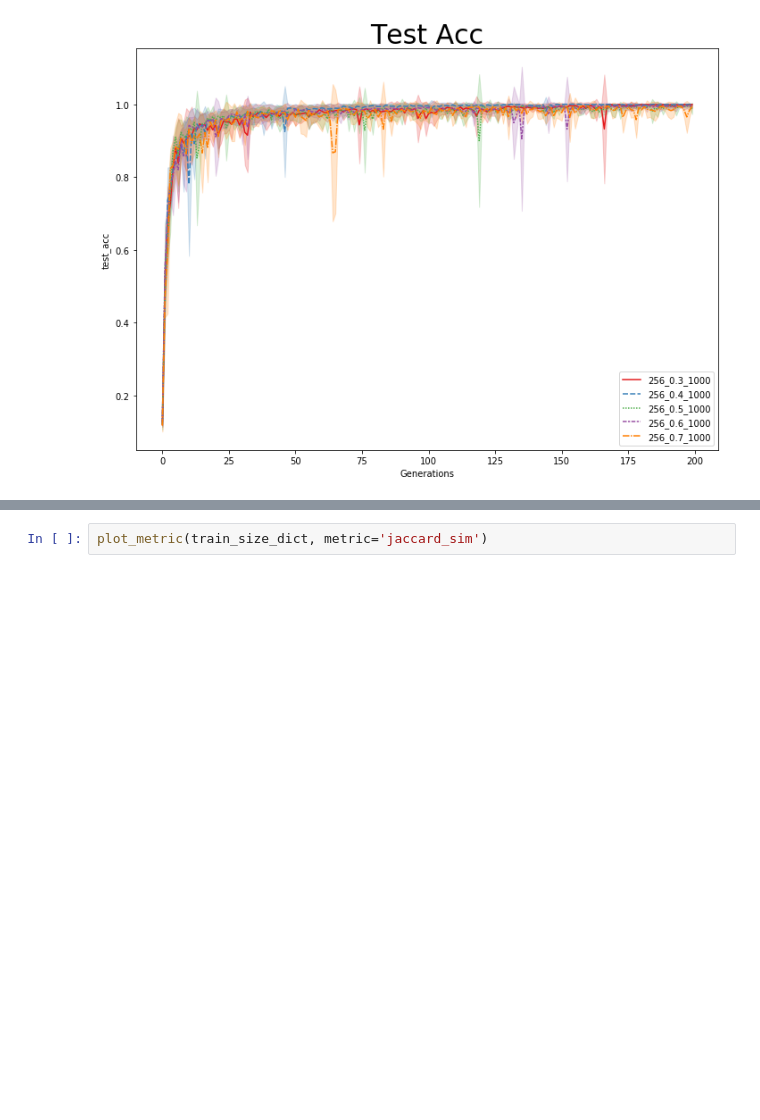
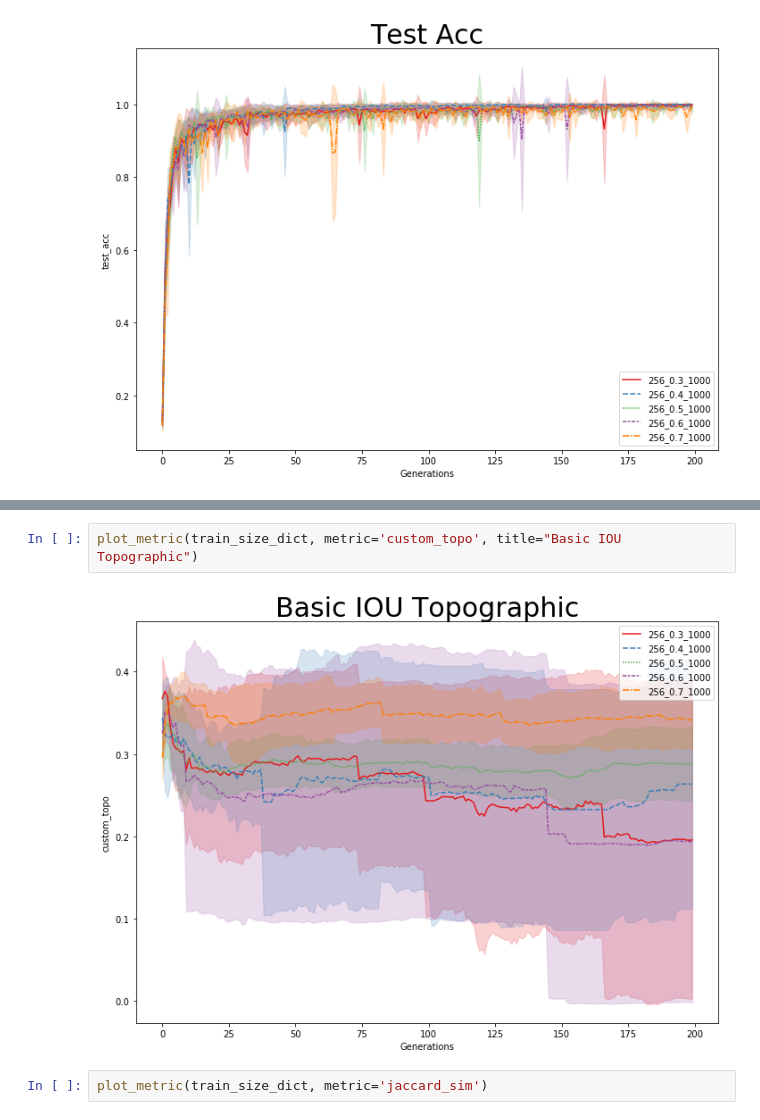
Before and after one commit to gautierdag/cultural-magnification, a Jupyter notebook: main.ipynb, the cells around one changed output, grey strips where cells are left out. Drawn from its saved outputs; the diff is of its cells as text; blank space fills up the shorter version.

```diff
--- a/main.ipynb
+++ b/main.ipynb
@@ -119,3 +152,7 @@ plot_metric(train_size_dict, metric='topographic_similarity')
+# %%
+plot_metric(train_size_dict, metric='custom_topo', title="Basic IOU Topographic")
+# %% [output]
+[figure, added]
 # %%
 plot_metric(train_size_dict, metric='jaccard_sim')
 # %% [output]
```
Also changed, not shown: parts of 8 cells of this notebook.
